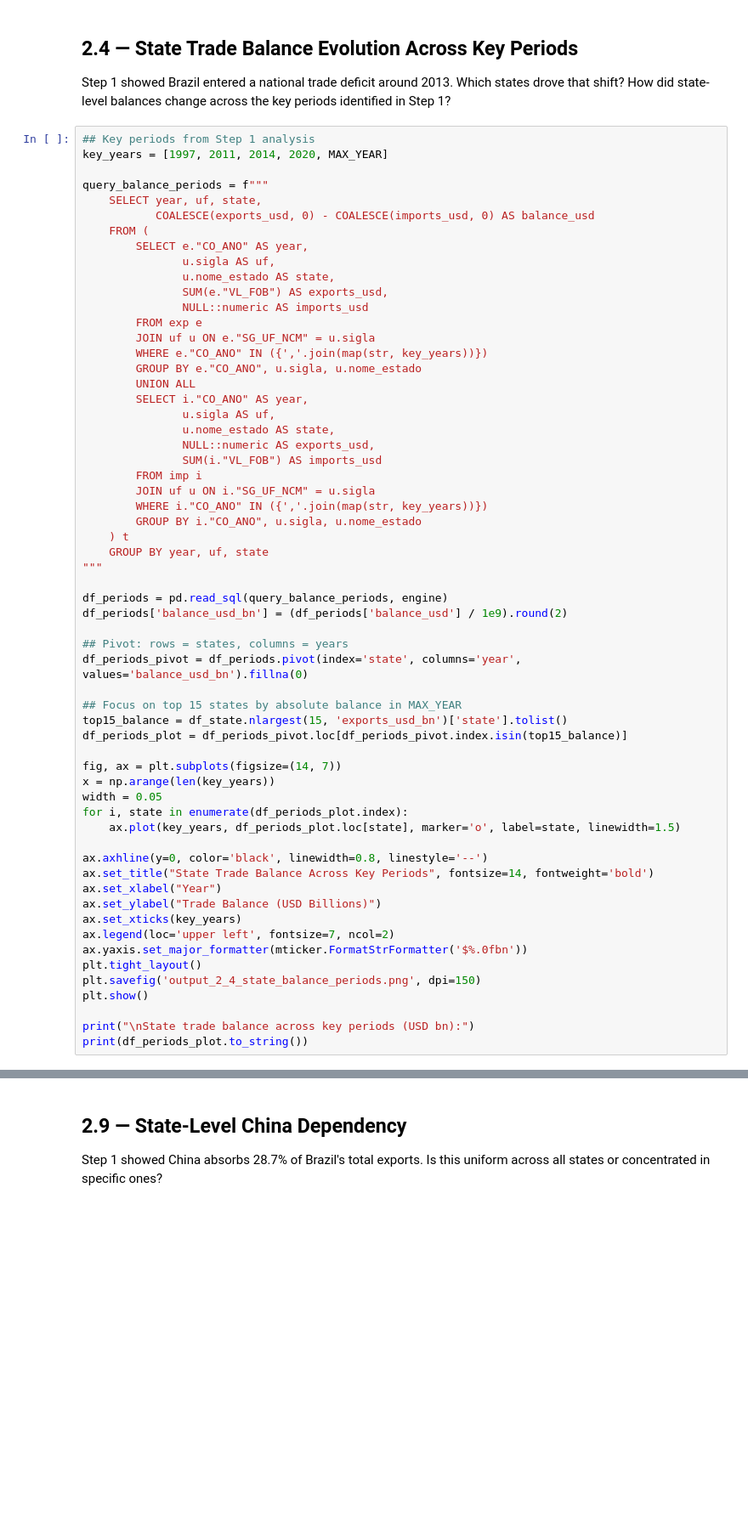
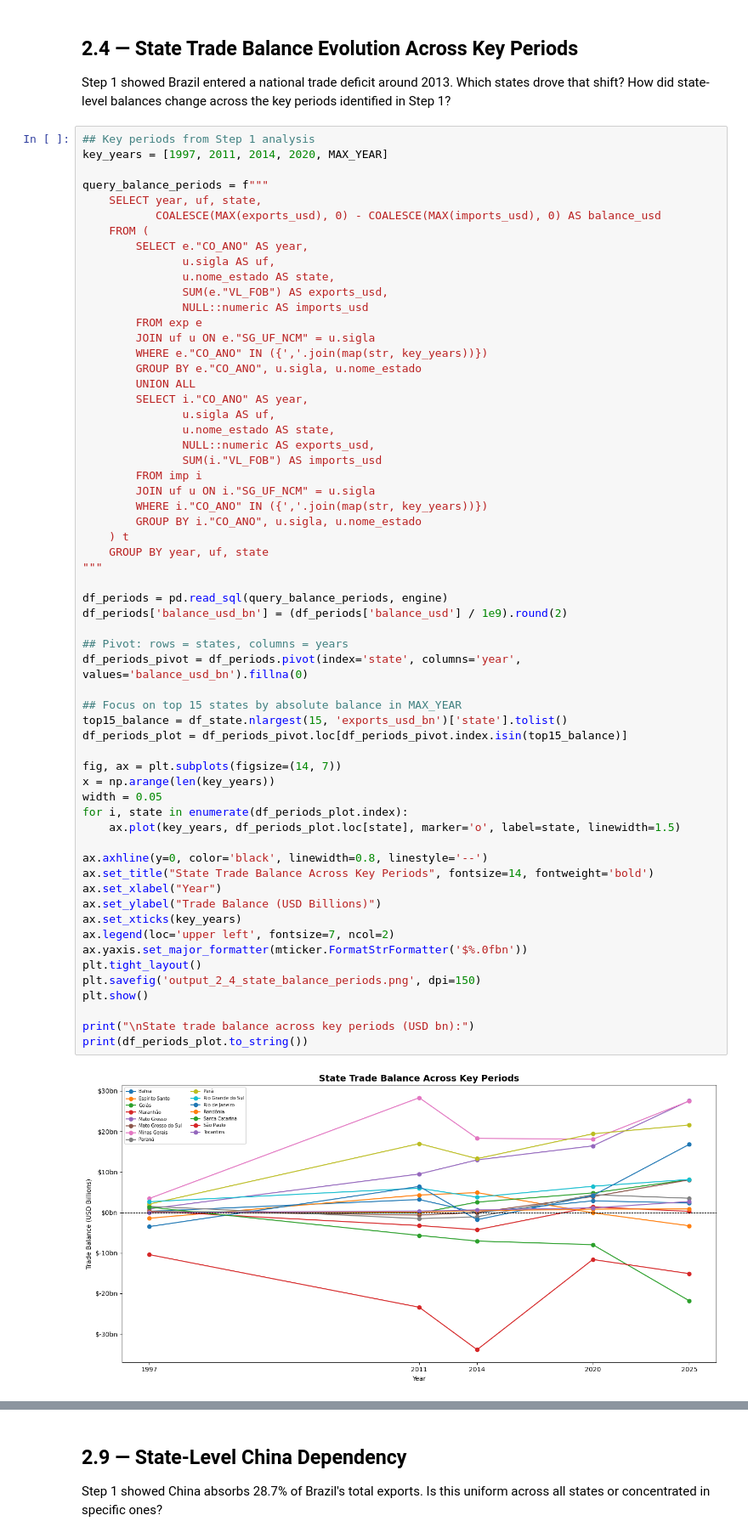
Before and after one commit to Eduardo-kohn/brazil-state-trade-analysis, a Jupyter notebook: SRC/Analysis/step2_state_competitiveness.ipynb, the cells around one changed output, grey strips where cells are left out. Shown at 85% size. Drawn from its saved outputs; the diff is of its cells as text; blank space fills up the shorter version.

```diff
--- a/SRC/Analysis/step2_state_competitiveness.ipynb
+++ b/SRC/Analysis/step2_state_competitiveness.ipynb
@@ -179,7 +221,7 @@ key_years = [1997, 2011, 2014, 2020, MAX_YEAR]
 
 query_balance_periods = f"""
     SELECT year, uf, state,
-           COALESCE(exports_usd, 0) - COALESCE(imports_usd, 0) AS balance_usd
+           COALESCE(MAX(exports_usd), 0) - COALESCE(MAX(imports_usd), 0) AS balance_usd
     FROM (
         SELECT e."CO_ANO" AS year,
                u.sigla AS uf,
@@ -206,30 +248,32 @@ query_balance_periods = f"""
 
 df_periods = pd.read_sql(query_balance_periods, engine)
 df_periods['balance_usd_bn'] = (df_periods['balance_usd'] / 1e9).round(2)
 
 ## Pivot: rows = states, columns = years
 df_periods_pivot = df_periods.pivot(index='state', columns='year', values='balance_usd_bn').fillna(0)
 
 ## Focus on top 15 states by absolute balance in MAX_YEAR
 top15_balance = df_state.nlargest(15, 'exports_usd_bn')['state'].tolist()
 df_periods_plot = df_periods_pivot.loc[df_periods_pivot.index.isin(top15_balance)]
 
 fig, ax = plt.subplots(figsize=(14, 7))
 x = np.arange(len(key_years))
 width = 0.05
 for i, state in enumerate(df_periods_plot.index):
     ax.plot(key_years, df_periods_plot.loc[state], marker='o', label=state, linewidth=1.5)
 
 ax.axhline(y=0, color='black', linewidth=0.8, linestyle='--')
 ax.set_title("State Trade Balance Across Key Periods", fontsize=14, fontweight='bold')
 ax.set_xlabel("Year")
 ax.set_ylabel("Trade Balance (USD Billions)")
 ax.set_xticks(key_years)
 ax.legend(loc='upper left', fontsize=7, ncol=2)
 ax.yaxis.set_major_formatter(mticker.FormatStrFormatter('$%.0fbn'))
 plt.tight_layout()
 plt.savefig('output_2_4_state_balance_periods.png', dpi=150)
 plt.show()
 
 print("\nState trade balance across key periods (USD bn):")
 print(df_periods_plot.to_string())
+# %% [output]
+[figure, added]
```
Also changed, not shown: parts of 28 cells of this notebook.
